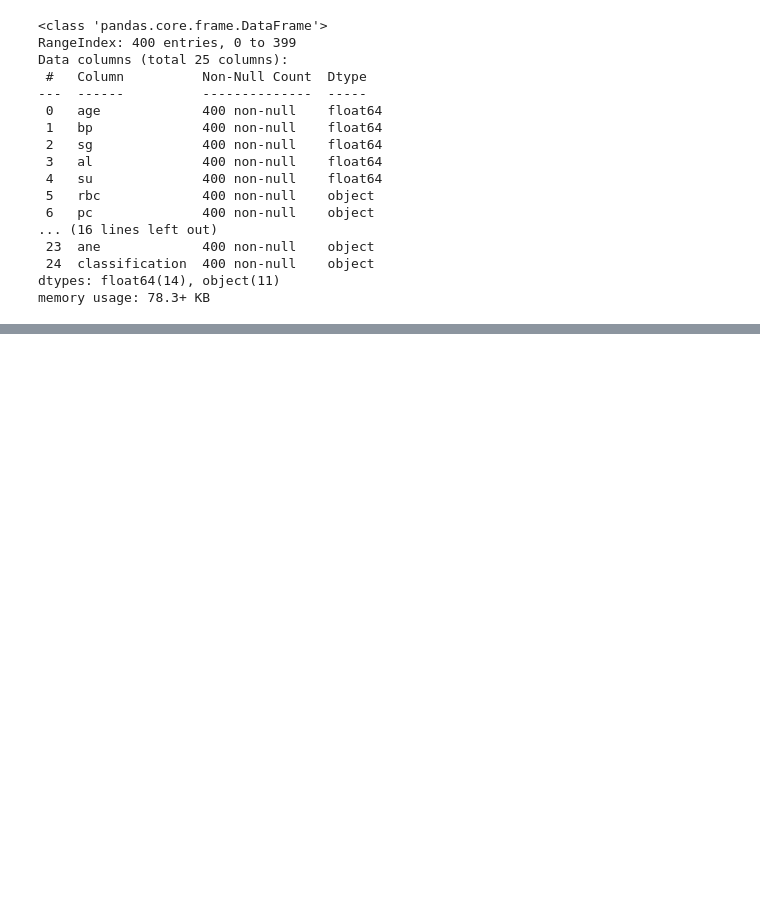
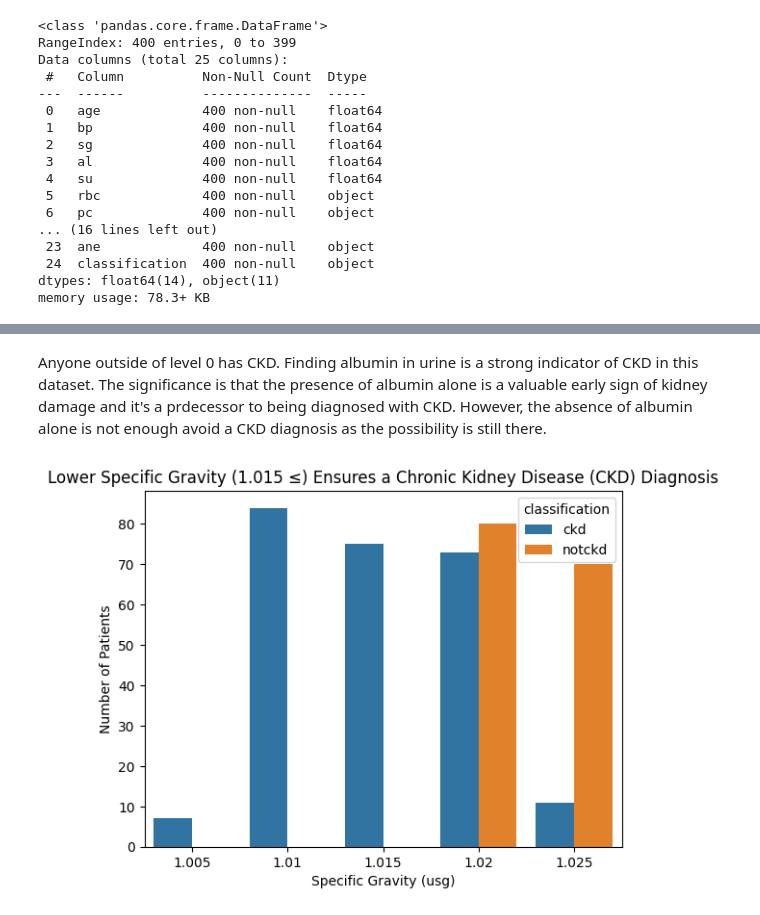
Before and after one commit to unprosaiclabyrinth/PrognosiX, a Jupyter notebook: Prognosix.ipynb, the cells around one changed output, grey strips where cells are left out. Saved outputs shown, nothing was run; the diff lists cells and outputs as text; code cells hidden in the pictures; blank space fills up the shorter version.

```diff
--- a/Prognosix.ipynb
+++ b/Prognosix.ipynb
@@ -417,0 +446,10 @@ plt.show()
+# %% [markdown]
+Anyone outside of level 0 has CKD. Finding albumin in urine is a strong indicator of CKD in this dataset. The significance is that the presence of albumin alone is a valuable early sign of kidney damage and it's a prdecessor to being diagnosed with CKD. However, the absence of albumin alone is not enough avoid a CKD diagnosis as the possibility is still there.
+# %%
+sns.countplot(data=df, x='sg', hue='classification')
+plt.title("Lower Specific Gravity (1.015 ≤) Ensures a Chronic Kidney Disease (CKD) Diagnosis")
+plt.xlabel('Specific Gravity (usg)')
+plt.ylabel('Number of Patients')
+plt.show()
+# %% [output]
+[figure, added]
```
Also changed, not shown: parts of 24 cells of this notebook.
